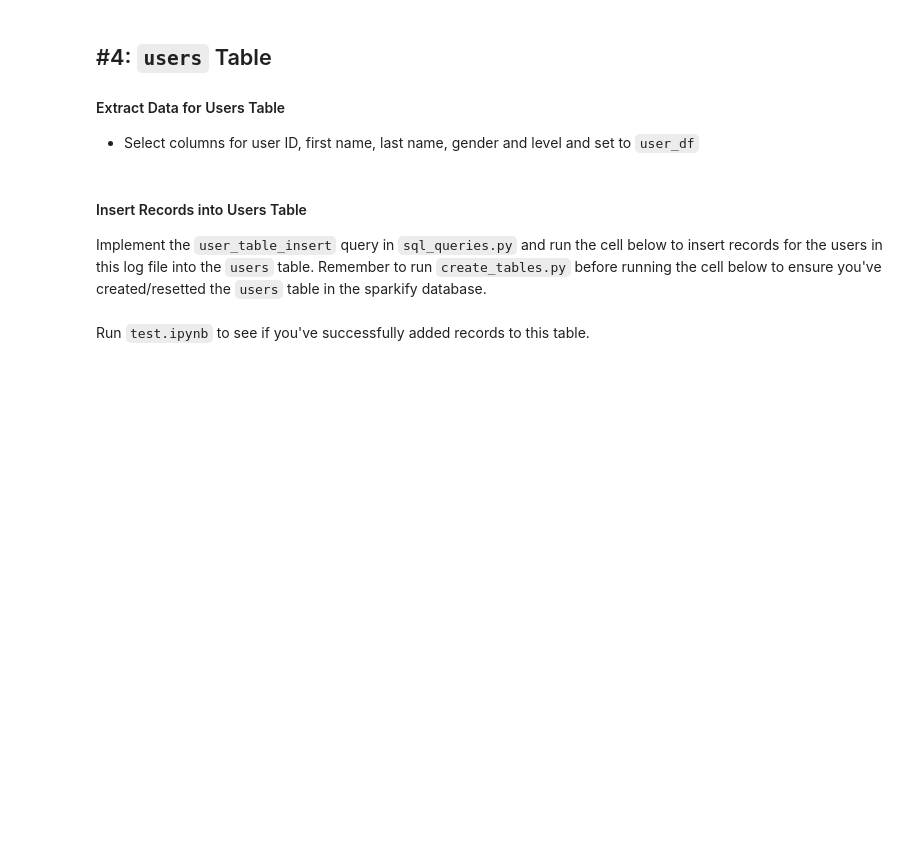
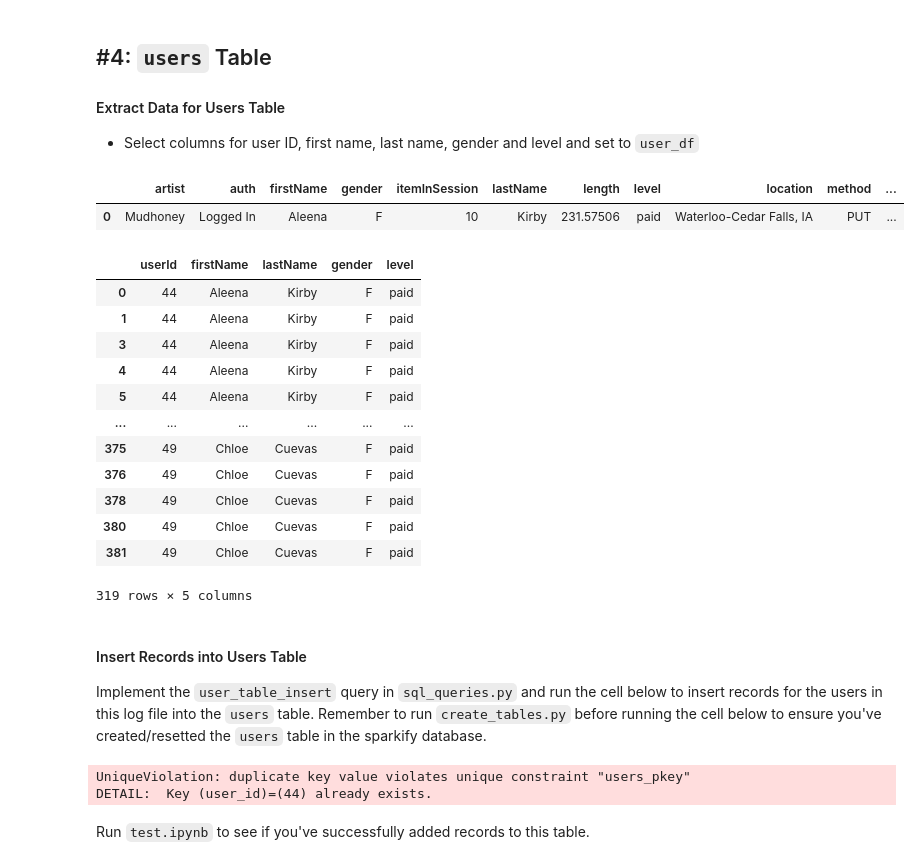
Before and after one commit to Patrick5455/sparkify-data-engineering, a Jupyter notebook: virtual_env_sparkify/etl.ipynb, the cells around one changed output. Cells and saved outputs as stored; diff of their text form; code cells hidden in the pictures; blank space fills up the shorter version.

```diff
--- a/virtual_env_sparkify/etl.ipynb
+++ b/virtual_env_sparkify/etl.ipynb
@@ -206,3 +204,25 @@ user_df =
+# %%
+df.head(1)
+# %% [output]
+|  | artist | auth | firstName | gender | itemInSession | lastName | length | level | location | method | ... |
+| 0 | Mudhoney | Logged In | Aleena | F | 10 | Kirby | 231.57506 | paid | Waterloo-Cedar Falls, IA | PUT | ... |
+# %%
+user_df = df[['userId','firstName', 'lastName', 'gender','level']]
+user_df
+# %% [output]
+|  | userId | firstName | lastName | gender | level |
+| 0 | 44 | Aleena | Kirby | F | paid |
+| 1 | 44 | Aleena | Kirby | F | paid |
+| 3 | 44 | Aleena | Kirby | F | paid |
+| 4 | 44 | Aleena | Kirby | F | paid |
+| 5 | 44 | Aleena | Kirby | F | paid |
+| ... | ... | ... | ... | ... | ... |
+| 375 | 49 | Chloe | Cuevas | F | paid |
+| 376 | 49 | Chloe | Cuevas | F | paid |
+| 378 | 49 | Chloe | Cuevas | F | paid |
+| 380 | 49 | Chloe | Cuevas | F | paid |
+| 381 | 49 | Chloe | Cuevas | F | paid |
+319 rows × 5 columns
 # %% [markdown]
 #### Insert Records into Users Table
 Implement the `user_table_insert` query in `sql_queries.py` and run the cell below to insert records for the users in this log file into the `users` table. Remember to run `create_tables.py` before running the cell below to ensure you've created/resetted the `users` table in the sparkify database.
@@ -210,6 +230,9 @@ Implement the `user_table_insert` query in `sql_queries.py` and run the cell bel
 for i, row in user_df.iterrows():
     cur.execute(user_table_insert, row)
     conn.commit()
+# %% [output]
+UniqueViolation: duplicate key value violates unique constraint "users_pkey"
+DETAIL:  Key (user_id)=(44) already exists.
 # %% [markdown]
 Run `test.ipynb` to see if you've successfully added records to this table.
 # %% [markdown]
```
Also changed, not shown: parts of 1 cell of this notebook, 1 other file.
